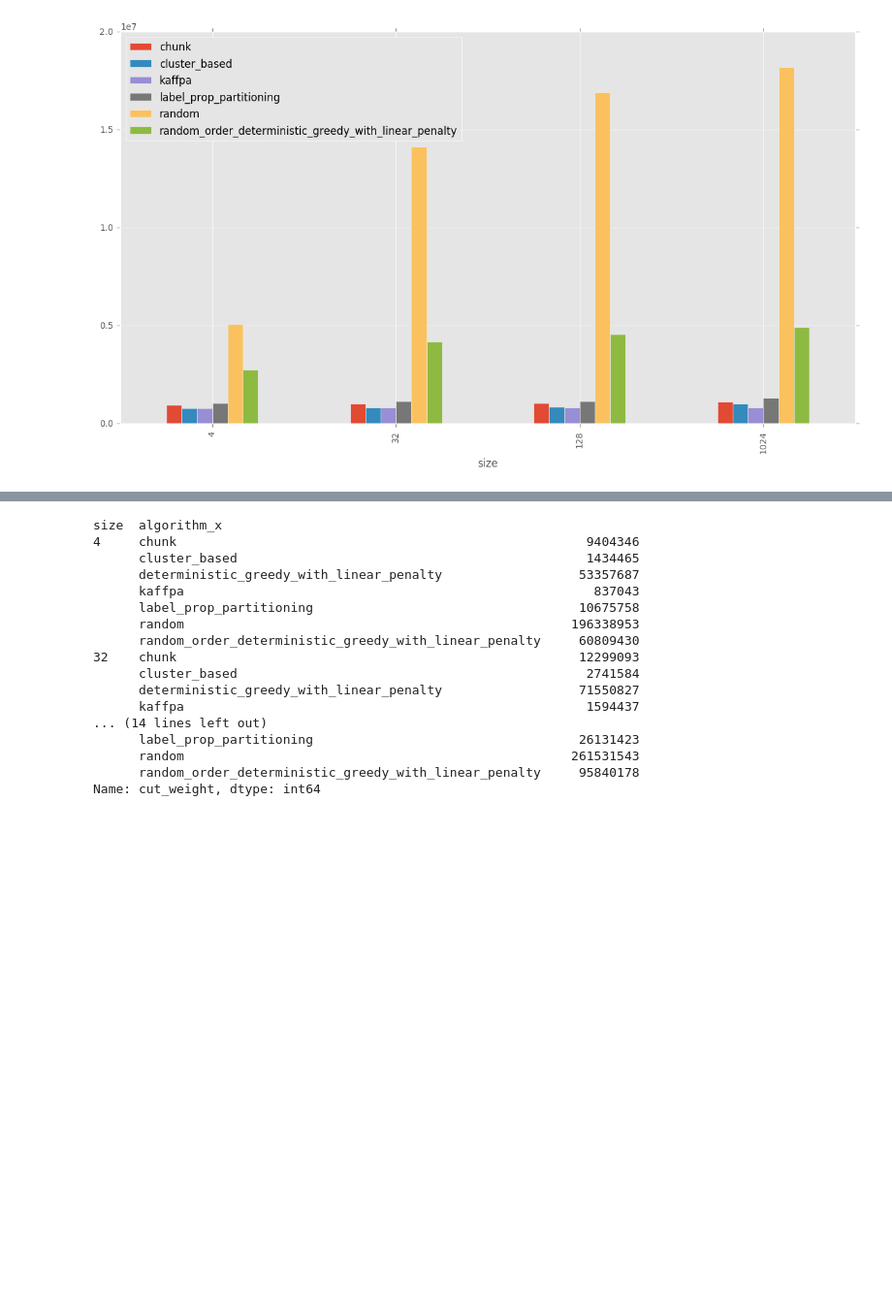
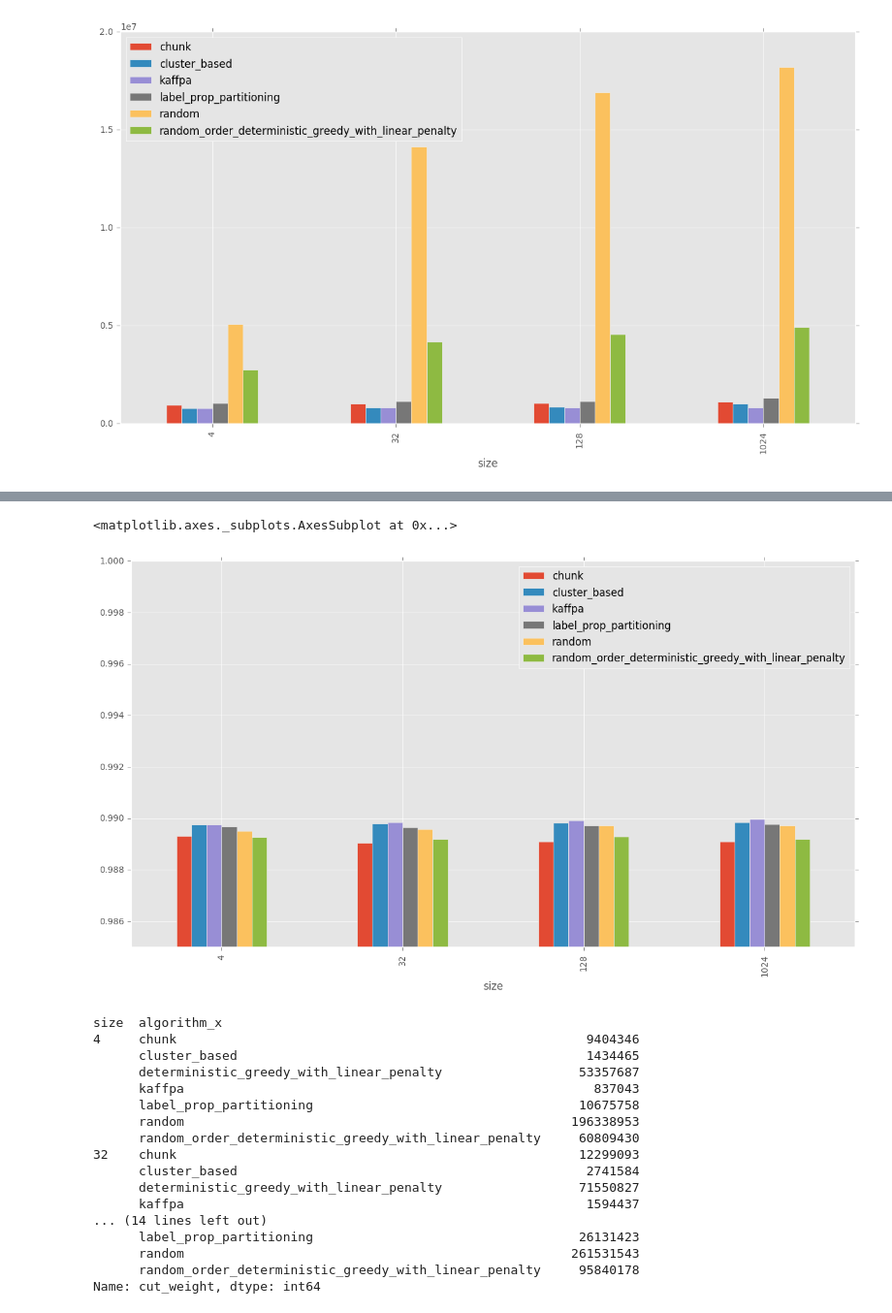
Before and after one commit to kit-algo/distributed_clustering_thrill, a Jupyter notebook: analysis/Level+0+Cluster+Sizes.ipynb, the cells around one changed output, grey strips where cells are left out. Shown: that part at 97% size. Drawn from its saved outputs; the diff is of its cells as text; code cells hidden in the pictures; blank space fills up the shorter version.

```diff
--- a/analysis/Level+0+Cluster+Sizes.ipynb
+++ b/analysis/Level+0+Cluster+Sizes.ipynb
@@ -46,3 +51,4 @@ array(['../data/lfr-100000-mu-0.2.metis.graph',
 # %%
-graphs = frames['program_run'].loc[lambda x: x.graph.str.contains("uk-")].loc[lambda x: x.binary == './louvain']
+graphs = frames['program_run'].loc[lambda x: x.graph.str.contains("uk-2002")].loc[lambda x: x.binary == './louvain']
 algos = frames['algorithm_run'].merge(graphs, left_on='program_run_id', right_index=True)
+graphs[:1]
@@ -111,3 +141,16 @@ pd.DataFrame({algo: levels.groupby('size')['cluster_count'].mean() for algo, lev
+# %%
+groups = frames['clustering'] \
+    .merge(algos, left_on='algorithm_run_id', right_index=True) \
+    .merge(partitions, left_on='partition_id', right_index=True) \
+    .loc[lambda x: x.algorithm_x.str.contains("partitioned")] \
+    .loc[lambda x: x.allow_move_to_ghosts] \
+    .loc[lambda x: ~x.algorithm_y.isin(["deterministic_greedy_with_linear_penalty"])] \
+    .groupby(['algorithm_y'], as_index=False)
+
+pd.DataFrame({algo: clusterings.groupby('size')['modularity'].mean() for algo, clusterings in groups}).plot.bar(figsize=(15,8), ylim=[0.985, 1])
+# %% [output]
+<matplotlib.axes._subplots.AxesSubplot at 0x...>
+[figure, added]
 # %%
 frames['partition_element'] \
     .merge(partitions, left_on='partition_id', right_index=True) \
```
Also changed, not shown: parts of 6 cells of this notebook.
